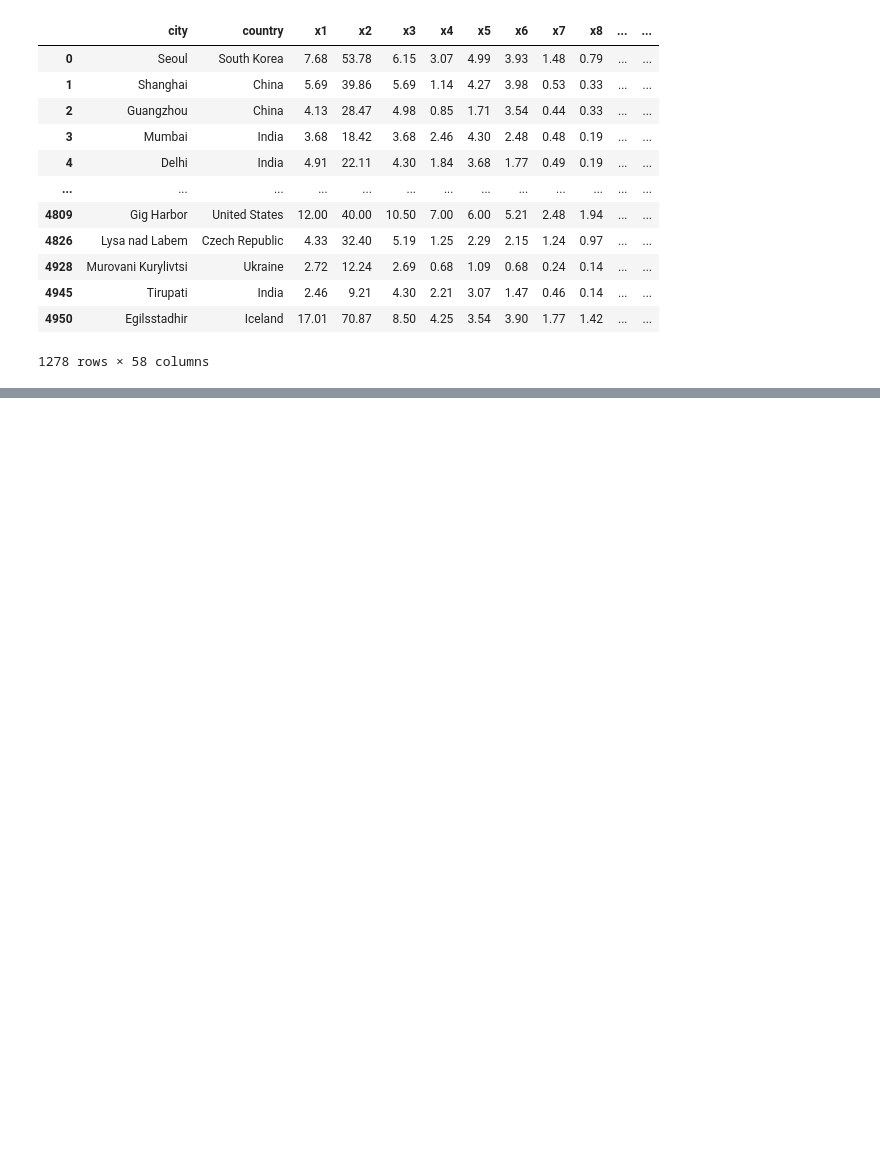
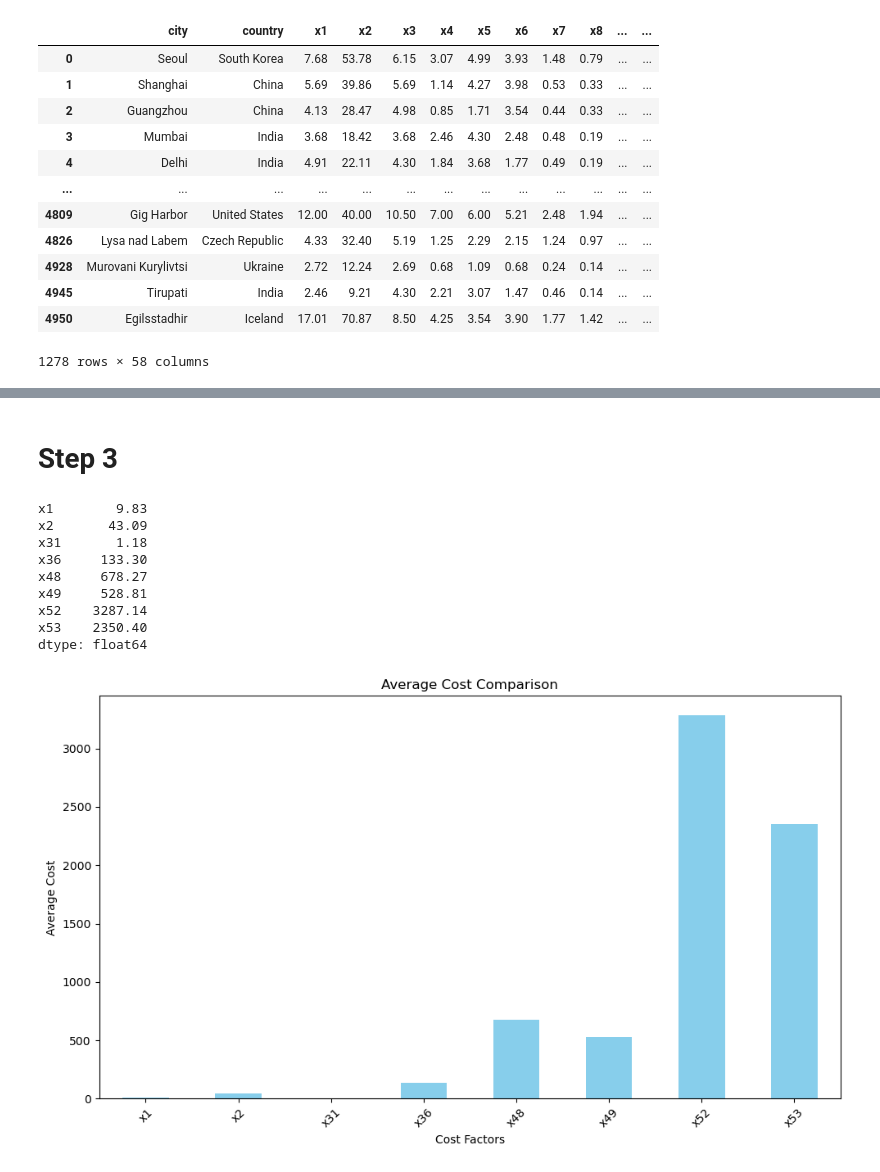
Before and after one commit to aunhengly/ana500-microProject, a Jupyter notebook: Hengly-MicroProject.ipynb, the cells around one changed output, grey strips where cells are left out. Saved outputs shown, nothing was run; the diff lists cells and outputs as text; code cells hidden in the pictures; blank space fills up the shorter version.

Commit message:
homework assignment for week 2 covered step 2, 3, and partually 4

```diff
--- a/Hengly-MicroProject.ipynb
+++ b/Hengly-MicroProject.ipynb
@@ -159,0 +240,9 @@ df2
+# %%
+# Select the columns of interest
+# cols_to_include =['city','country','x1', 'x2', 'x31', 'x36']
+cols_to_include =['city','country','x1', 'x2', 'x31','x36','x48', 'x49', 'x52', 'x53']
+# cols_to_include =['x1', 'x2', 'x31','x36','x48', 'x49', 'x52', 'x53']
+
+#Create dataframe of interest only
+df_1_cleaned =dfraw[cols_to_include].dropna()
+df_1_cleaned
@@ -159,0 +286,28 @@ df2
+# %% [markdown]
+# Step 3
+# %%
+# Objective 1: Visualize the cost of analysis variables.
+mean_costs = df_1_cleaned[cols_to_include].mean()
+
+print(mean_costs.round(2))
+
+# Visualization for Objective 1
+plt.figure(figsize=(10, 6))
+mean_costs.plot(kind='bar', color='skyblue')
+plt.xticks(range(len(cols_to_include)), cols_to_include, rotation=45)
+plt.xlabel('Cost Factors')
+plt.ylabel('Average Cost')
+plt.title('Average Cost Comparison')
+plt.tight_layout()
+plt.show()
+# %% [output]
+x1        9.83
+x2       43.09
+x31       1.18
+x36     133.30
+x48     678.27
+x49     528.81
+x52    3287.14
+x53    2350.40
+dtype: float64
+[figure, added]
```
Also changed, not shown: parts of 28 cells of this notebook.
